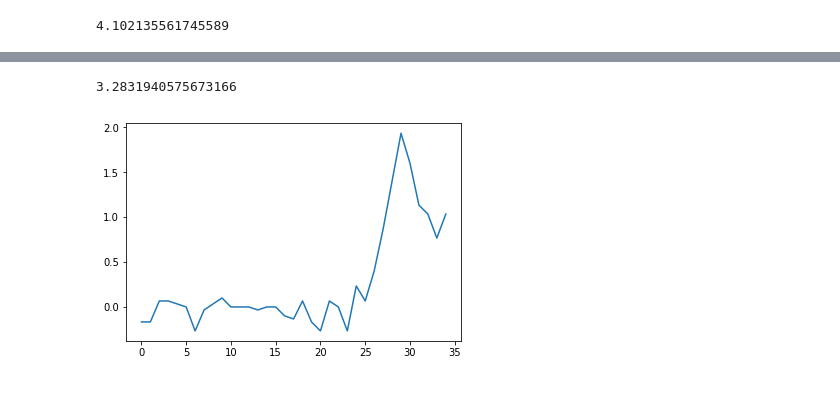
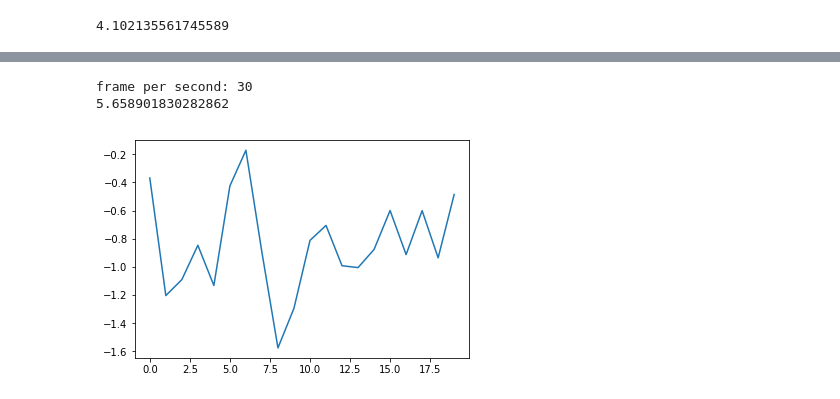
Before and after one commit to vincent-vdb/frameClassification, a Jupyter notebook: readCSVOutput.ipynb, the cells around one changed output, grey strips where cells are left out. Drawn from its saved outputs; the diff is of its cells as text; code cells hidden in the pictures.

```diff
--- a/readCSVOutput.ipynb
+++ b/readCSVOutput.ipynb
@@ -446,9 +484,12 @@ plt.show()
 # %%
-filename = '/home/vince/Documents/Freelance/Sweesp/source/frameClassification/video/stage-large_cam_1_30fps_635-665out.csv'
-dist = compute_frame_classification(csv_filename = filename, frame_per_sample = 30, size_threshold = 0.02, detect_threshold = 0.7, iou_threshold=0.7)
+filename = '/home/vince/Documents/Freelance/Sweesp/source/frameClassification/video/DSC-HX9V_2160-2180out.csv'
+dist = compute_frame_classification(csv_filename = filename, video_duration = 20, size_threshold = 0.02,
+                                    mean_size_threshold = 0.02, detect_threshold = 0.7, iou_threshold=0.7)
+
 
 plt.plot(np.arange(len(dist)), dist)
 plt.show()
 # %% [output]
-3.2831940575673166
+frame per second: 30
+5.658901830282862
-[figure, old version]
+[figure, new version]
```
Also changed, not shown: parts of 10 cells of this notebook.
